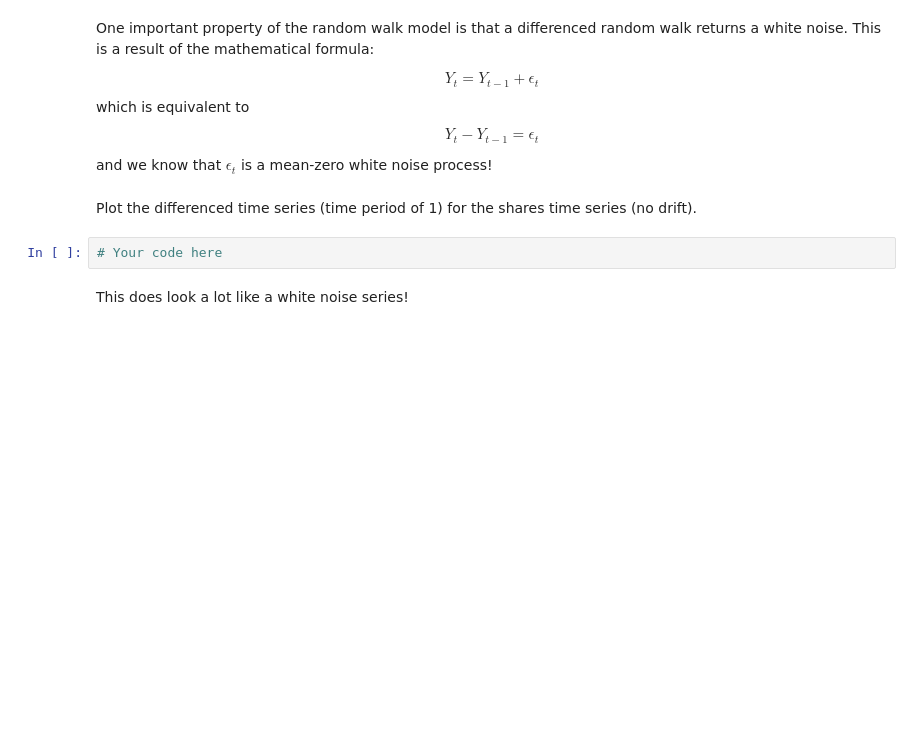
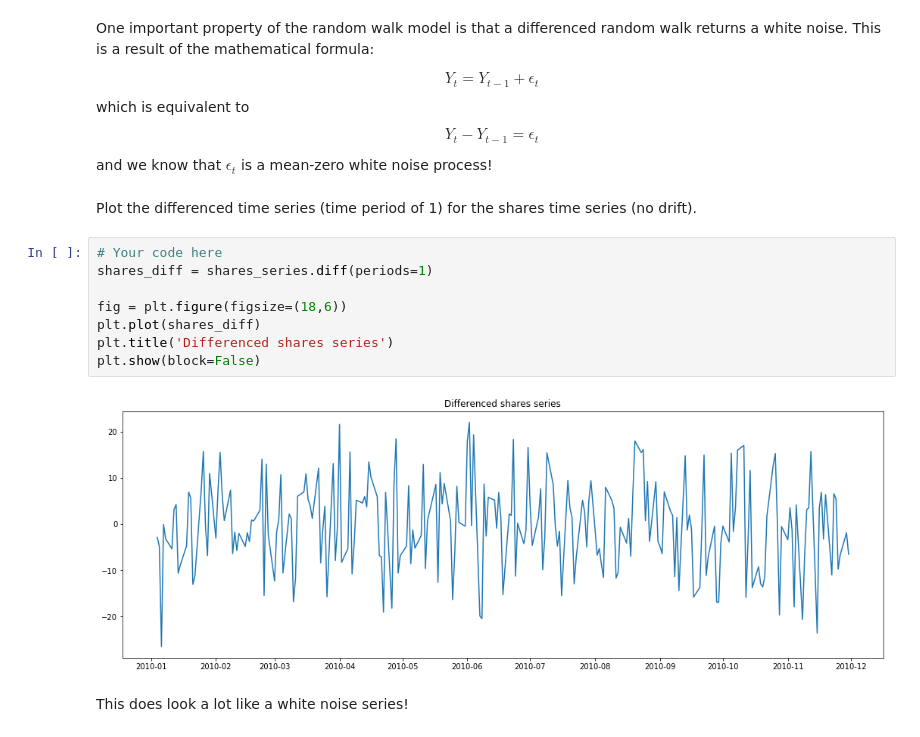
Before and after one commit to CaryMosley/dsc-basic-time-series-models-lab-nyc-ds-021720, a Jupyter notebook: index.ipynb, the cells around one changed output. Saved outputs shown, nothing was run; the diff lists cells and outputs as text; blank space fills up the shorter version.

```diff
--- a/index.ipynb
+++ b/index.ipynb
@@ -217,8 +217,16 @@ $$Y_t - Y_{t-1} = \epsilon_t$$
 and we know that $\epsilon_t$ is a mean-zero white noise process!
 # %% [markdown]
 Plot the differenced time series (time period of 1) for the shares time series (no drift).
-# %%
-# Your code here
+# %%
+# Your code here
+shares_diff = shares_series.diff(periods=1)
+
+fig = plt.figure(figsize=(18,6))
+plt.plot(shares_diff)
+plt.title('Differenced shares series')
+plt.show(block=False)
+# %% [output]
+[figure, added]
 # %% [markdown]
 This does look a lot like a white noise series!
 # %% [markdown]
```
